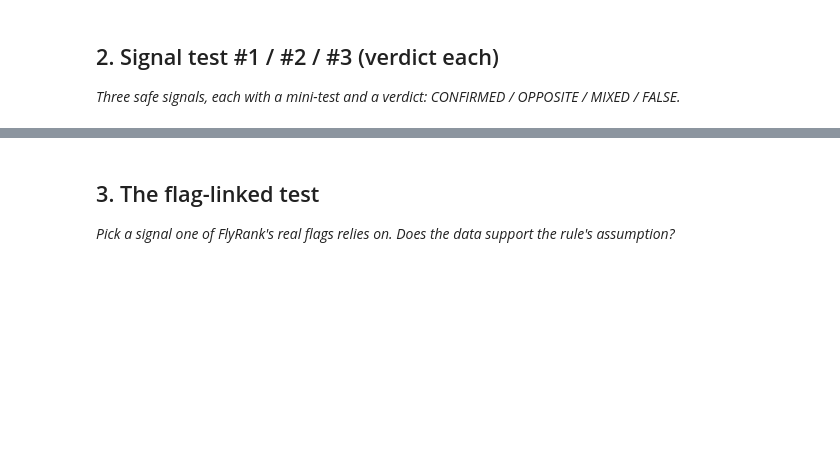
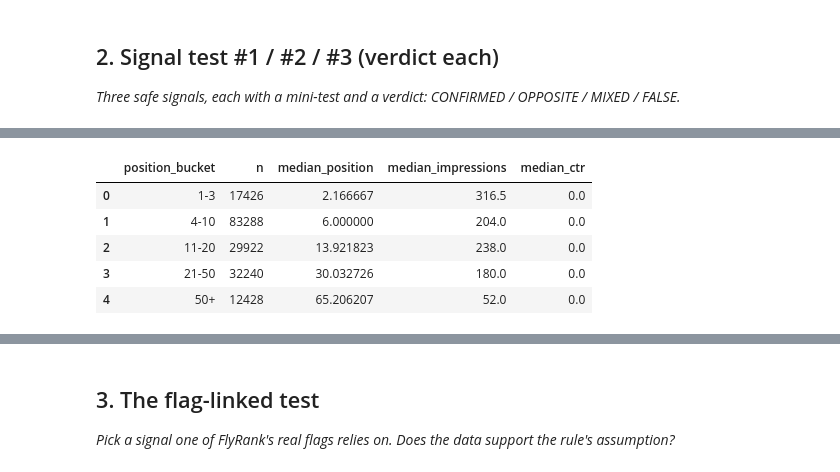
Before and after one commit to manahilrubabsatti/flyrank-ml, a Jupyter notebook: work/notebooks/w04_signal_audit.ipynb, the cells around one changed output, grey strips where cells are left out. Cells and saved outputs as stored; diff of their text form; code cells hidden in the pictures; blank space fills up the shorter version.

```diff
--- a/work/notebooks/w04_signal_audit.ipynb
+++ b/work/notebooks/w04_signal_audit.ipynb
@@ -22,0 +228,32 @@ This skeleton is yours to fill. Work the sections **in order** — each one has
+# %%
+# Signal test #2 — Average search position
+
+signal2 = dist.dropna(subset=["avg_position"]).copy()
+
+signal2["position_bucket"] = pd.cut(
+    signal2["avg_position"],
+    bins=[0, 3, 10, 20, 50, np.inf],
+    labels=["1-3", "4-10", "11-20", "21-50", "50+"],
+    right=True
+)
+
+bucket2 = (
+    signal2
+    .groupby("position_bucket", observed=False)
+    .agg(
+        n=("avg_position", "size"),
+        median_position=("avg_position", "median"),
+        median_impressions=("impressions", "median"),
+        median_ctr=("ctr", "median")
+    )
+    .reset_index()
+)
+
+display(bucket2)
+# %% [output]
+|  | position_bucket | n | median_position | median_impressions | median_ctr |
+| 0 | 1-3 | 17426 | 2.166667 | 316.5 | 0.0 |
+| 1 | 4-10 | 83288 | 6.000000 | 204.0 | 0.0 |
+| 2 | 11-20 | 29922 | 13.921823 | 238.0 | 0.0 |
+| 3 | 21-50 | 32240 | 30.032726 | 180.0 | 0.0 |
+| 4 | 50+ | 12428 | 65.206207 | 52.0 | 0.0 |
```
Also changed, not shown: parts of 18 cells of this notebook.
